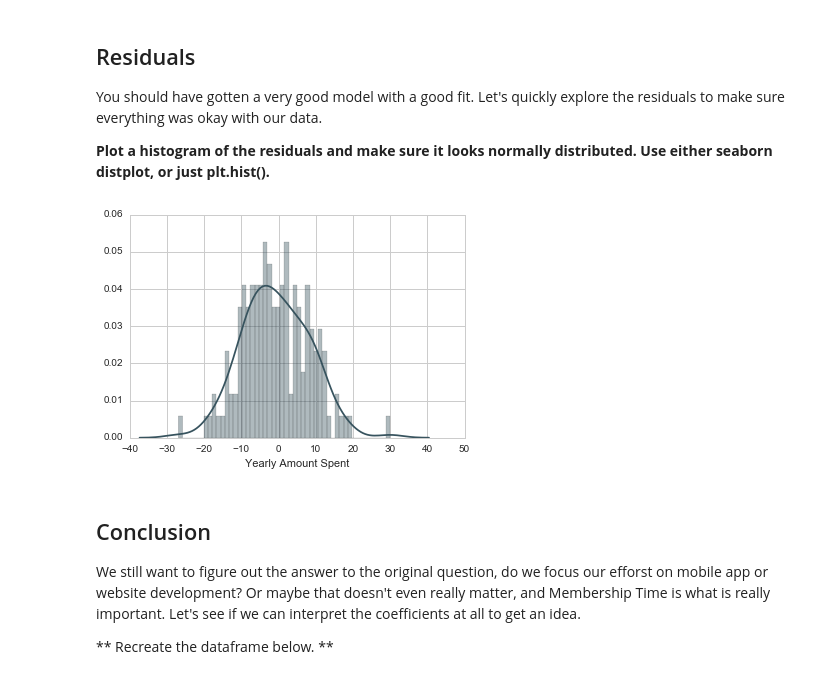
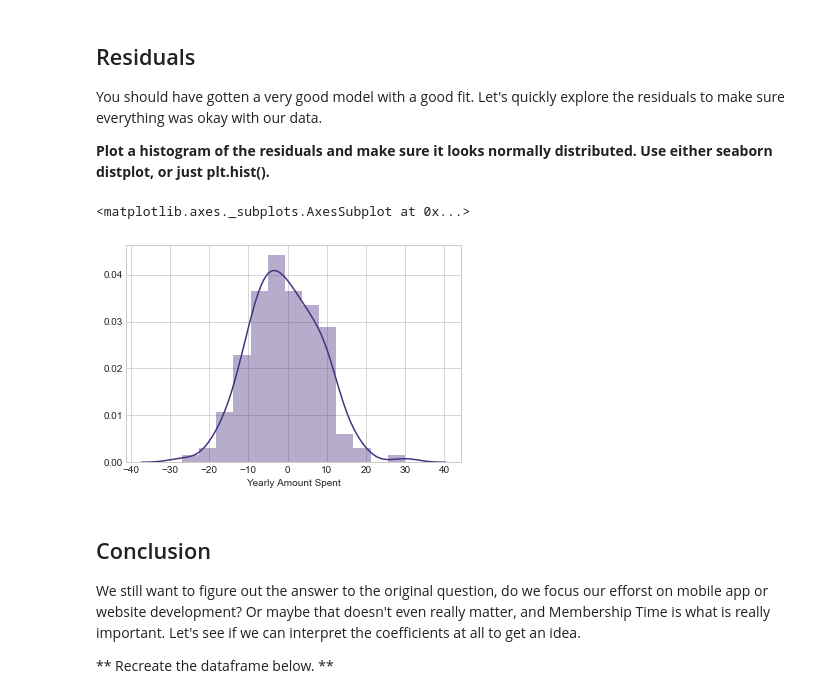
Before and after one commit to siddardharaju17/udemy-python, a Jupyter notebook: Machine Learning Sections/Linear-Regression/Linear Regression - Project Exercise - Solutions.ipynb, the cells around one changed output. Cells and saved outputs as stored; diff of their text form; code cells hidden in the pictures.

```diff
--- a/Machine Learning Sections/Linear-Regression/Linear Regression - Project Exercise - Solutions.ipynb
+++ b/Machine Learning Sections/Linear-Regression/Linear Regression - Project Exercise - Solutions.ipynb
@@ -150,0 +157,2 @@ lm = LinearRegression()
+# %%
+lm.fit(X_Train,y_Train)
@@ -151,4 +161,2 @@ lm = LinearRegression()
 # %% [markdown]
 ** Train/fit lm on the training data.**
-# %%
-lm.fit(X_train,y_train)
@@ -165,7 +169,7 @@ Coefficients:
+# %%
+predictions = lm.predict(X_Test)
 # %% [markdown]
 ## Predicting Test Data
 Now that we have fit our model, let's evaluate its performance by predicting off the test values!
 
 ** Use lm.predict() to predict off the X_test set of the data.**
-# %%
-predictions = lm.predict( X_test)
@@ -202,9 +207,10 @@ You should have gotten a very good model with a good fit. Let's quickly explore
 
 **Plot a histogram of the residuals and make sure it looks normally distributed. Use either seaborn distplot, or just plt.hist().**
 # %%
-sns.distplot((y_test-predictions),bins=50);
+sns.distplot((y_Test-predictions))
 # %% [output]
+<matplotlib.axes._subplots.AxesSubplot at 0x...>
-[figure, old version]
+[figure, new version]
 # %% [markdown]
 ## Conclusion
 We still want to figure out the answer to the original question, do we focus our efforst on mobile app or website development? Or maybe that doesn't even really matter, and Membership Time is what is really important.  Let's see if we can interpret the coefficients at all to get an idea.
```
Also changed, not shown: parts of 30 cells of this notebook, 5 other files.
